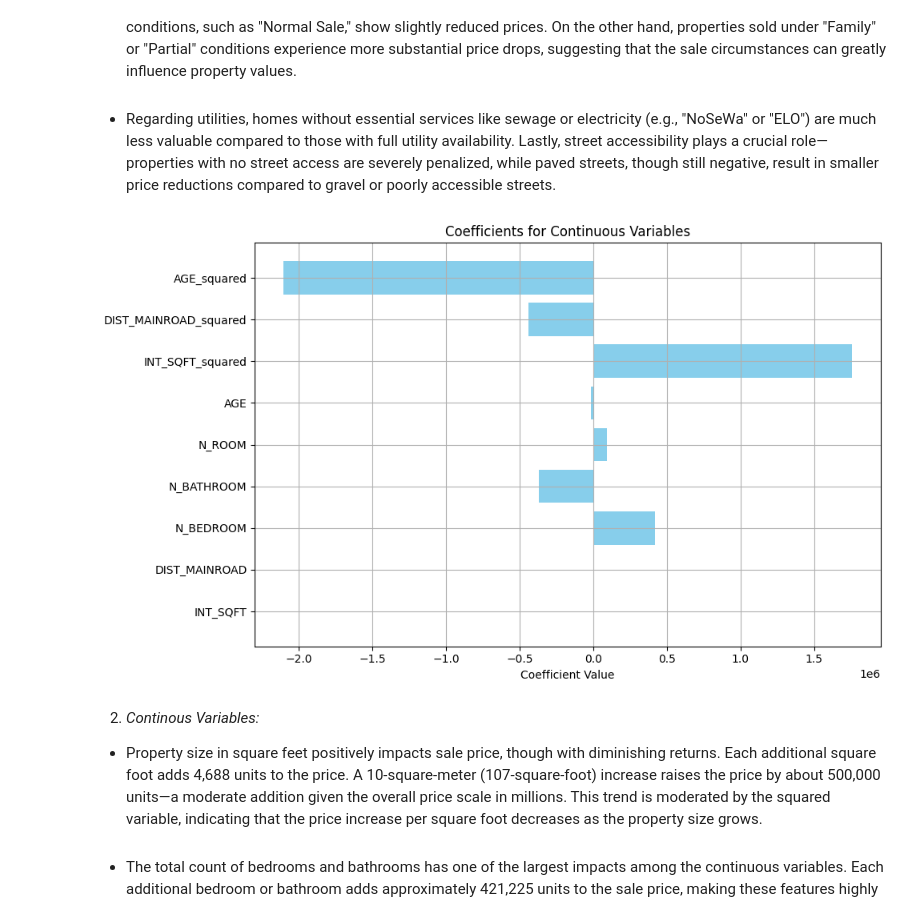
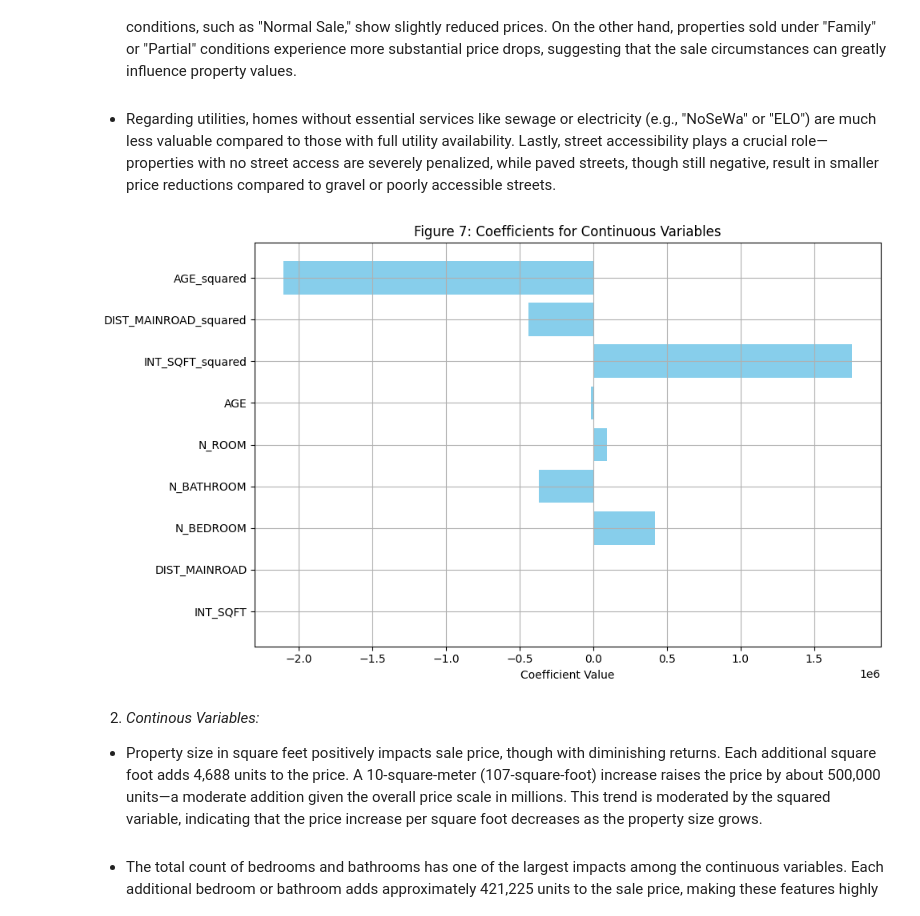
Before and after one commit to JoseEliasDuranRoa/Prediction-Models-for-Housing-Prices-in-Chennai, a Jupyter notebook: ProblemSet1_DuránRoa_JoséElías.ipynb, the cells around one changed output. Cells and saved outputs as stored; diff of their text form; code cells hidden in the pictures.

```diff
--- a/ProblemSet1_DuránRoa_JoséElías.ipynb
+++ b/ProblemSet1_DuránRoa_JoséElías.ipynb
@@ -430,14 +438,14 @@ plt.show()
 # %%
 # Plot continuous variables
 plt.figure(figsize=(10, 6))
 plt.barh(continuous_vars, continuous_coefficients, color='skyblue')
 plt.xlabel('Coefficient Value')
-plt.title('Coefficients for Continuous Variables')
+plt.title('Figure 7: Coefficients for Continuous Variables')
 plt.grid(True)
 plt.tight_layout()
 plt.show()
 # %% [output]
-[figure, old version]
+[figure, new version]
 # %% [markdown]
 2) *Continous Variables:*
 
```
Also changed, not shown: parts of 16 cells of this notebook.
